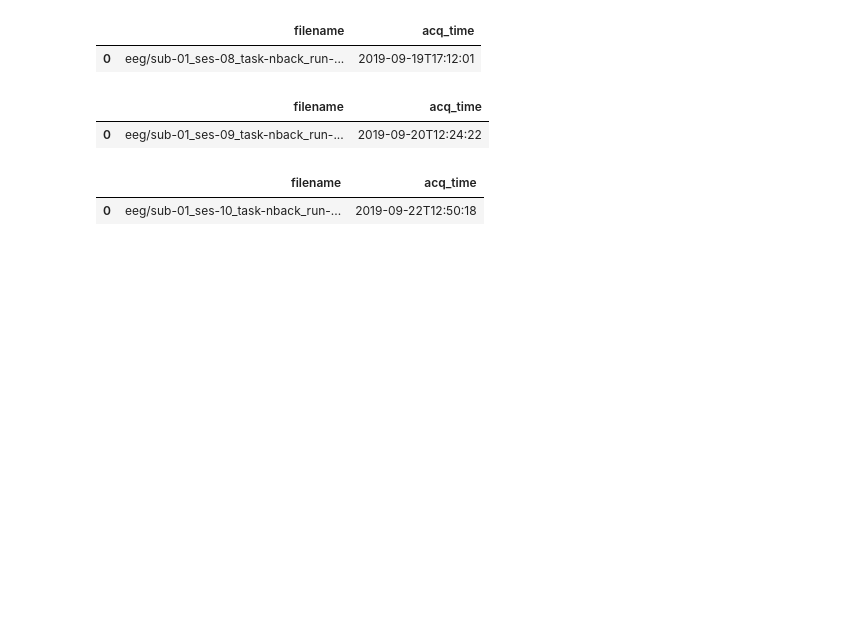
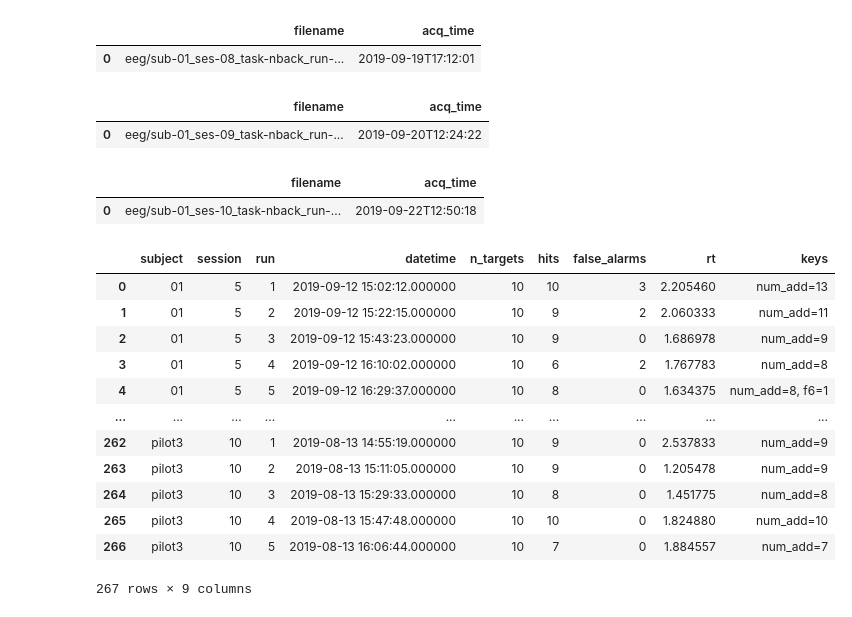
Before and after one commit to Taranks7/AVIMA, a Jupyter notebook: AVIMA_analysis.ipynb, the cells around one changed output. Cells and saved outputs as stored; diff of their text form; code cells hidden in the pictures; blank space fills up the shorter version.

```diff
--- a/AVIMA_analysis.ipynb
+++ b/AVIMA_analysis.ipynb
@@ -148,3 +148,22 @@ df
 # %% [output]
 |  | filename | acq_time |
 | 0 | eeg/sub-01_ses-10_task-nback_run-... | 2019-09-22T12:50:18 |
+# %%
+filepath = r"C:\Users\TKS086\data\nback.tsv"
+df = pd.read_csv(filepath, sep="\t")
+a = df.values
+df
+# %% [output]
+|  | subject | session | run | datetime | n_targets | hits | false_alarms | rt | keys |
+| 0 | 01 | 5 | 1 | 2019-09-12 15:02:12.000000 | 10 | 10 | 3 | 2.205460 | num_add=13 |
+| 1 | 01 | 5 | 2 | 2019-09-12 15:22:15.000000 | 10 | 9 | 2 | 2.060333 | num_add=11 |
+| 2 | 01 | 5 | 3 | 2019-09-12 15:43:23.000000 | 10 | 9 | 0 | 1.686978 | num_add=9 |
+| 3 | 01 | 5 | 4 | 2019-09-12 16:10:02.000000 | 10 | 6 | 2 | 1.767783 | num_add=8 |
+| 4 | 01 | 5 | 5 | 2019-09-12 16:29:37.000000 | 10 | 8 | 0 | 1.634375 | num_add=8, f6=1 |
+| ... | ... | ... | ... | ... | ... | ... | ... | ... | ... |
+| 262 | pilot3 | 10 | 1 | 2019-08-13 14:55:19.000000 | 10 | 9 | 0 | 2.537833 | num_add=9 |
+| 263 | pilot3 | 10 | 2 | 2019-08-13 15:11:05.000000 | 10 | 9 | 0 | 1.205478 | num_add=9 |
+| 264 | pilot3 | 10 | 3 | 2019-08-13 15:29:33.000000 | 10 | 8 | 0 | 1.451775 | num_add=8 |
+| 265 | pilot3 | 10 | 4 | 2019-08-13 15:47:48.000000 | 10 | 10 | 0 | 1.824880 | num_add=10 |
+| 266 | pilot3 | 10 | 5 | 2019-08-13 16:06:44.000000 | 10 | 7 | 0 | 1.884557 | num_add=7 |
+267 rows × 9 columns
```
Also changed, not shown: parts of 12 cells of this notebook.
